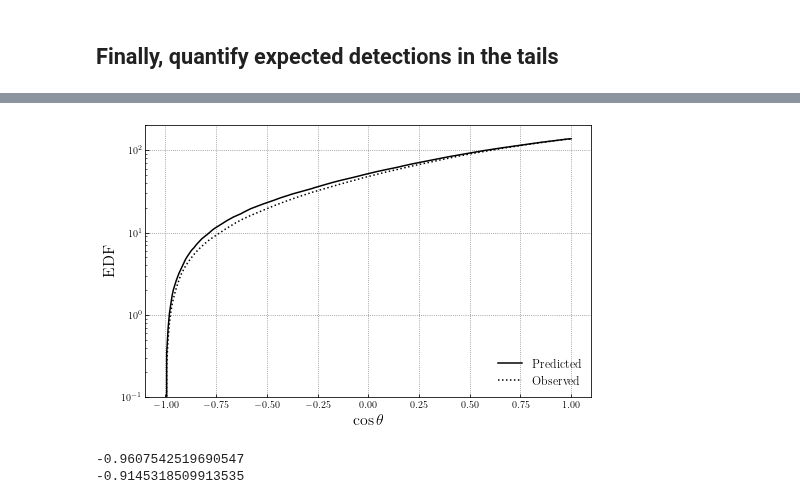
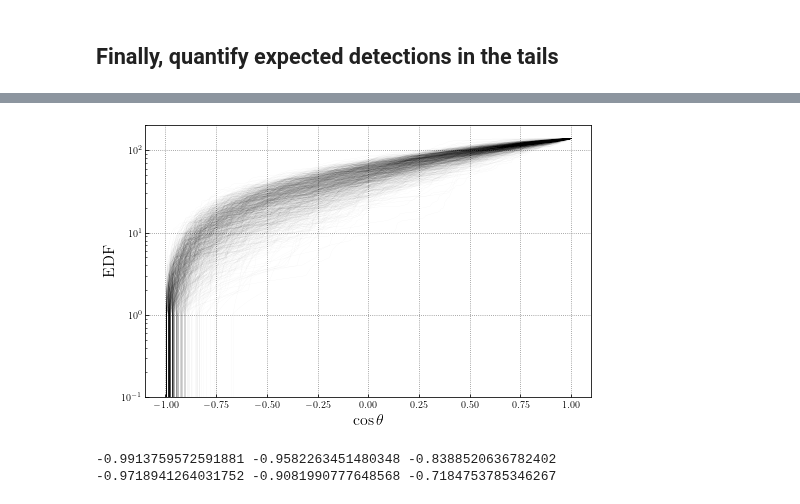
Before and after one commit to tcallister/autoregressive-bbh-inference, a Jupyter notebook: figures/make_figure_22.ipynb, the cells around one changed output, grey strips where cells are left out. Drawn from its saved outputs; the diff is of its cells as text; code cells hidden in the pictures.

```diff
--- a/figures/make_figure_22.ipynb
+++ b/figures/make_figure_22.ipynb
@@ -55,7 +56,7 @@ predicted_cost1s = np.zeros((nPops,len(sampleDict)))
 predicted_cost2s = np.zeros((nPops,len(sampleDict)))
 
 # Loop across desired number of catalogs
-for i in range(nPops):
+for i in tqdm(range(nPops)):
 
     # Extract population hyperparameters
     f_chis = hdata['posterior/f_chis'][:,i]
@@ -355,14 +356,22 @@ plt.show()
 # Plot the EDF of component spin magnitudes, integrating from large to small values
 # Note that this needs to integrate to 138=2*69, since each of our 69 events gives two component spins
 fig,ax = plt.subplots(figsize=(8,5))
-ax.plot(chi_grid,138-np.mean(predicted_chi_cdf,axis=0)*138,color='black',label='Predicted')
-ax.plot(chi_grid,138-np.mean(observed_chi_cdf,axis=0)*138,color='black',ls=':',label='Observed')
+
+# Store spin magnitudes above which each sample predicts two or four detections
+chi_tail_high_two = np.zeros(1000)
+chi_tail_high_four = np.zeros(1000)
+
+for i in range(1000):
+
+    ax.plot(chi_grid,138-predicted_chi_cdf[i,:]*138,color='black',alpha=0.1,lw=0.1)
+    chi_tail_high_two[i] = np.interp(2.,138-predicted_chi_cdf[i,:][::-1]*138,chi_grid[::-1])
+    chi_tail_high_four[i] = np.interp(4.,138-predicted_chi_cdf[i,:][::-1]*138,chi_grid[::-1])
+
+
 ax.set_xlabel('$\chi$',fontsize=16)
 ax.set_ylabel('$138-\mathrm{EDF}$',fontsize=16)
 ax.legend(loc='lower left',frameon=False)
 ax.set_yscale('log')
 ax.set_ylim(1e-1,200)
 plt.show()
-
-print(np.interp(4.,(138-np.mean(predicted_chi_cdf,axis=0)*138)[::-1],chi_grid[::-1]))
 # %% [output]
@@ -371,15 +386,22 @@ print(np.interp(4.,(138-np.mean(predicted_chi_cdf,axis=0)*138)[::-1],chi_grid[::
 # %%
 # Plot the EDF of cosine spin-tilt angles, integrating from small to large
 fig,ax = plt.subplots(figsize=(8,5))
-ax.plot(cost_grid,np.mean(predicted_cost_cdf,axis=0)*138,color='black',label='Predicted')
-ax.plot(cost_grid,np.mean(observed_cost_cdf,axis=0)*138,color='black',ls=':',label='Observed')
+
+# Store spin tilts below which each sample predicts two or four detections
+cost_tail_low_two = np.zeros(1000)
+cost_tail_low_four = np.zeros(1000)
+
+for i in range(1000):
+
+    ax.plot(cost_grid,predicted_cost_cdf[i,:]*138,color='black',alpha=0.1,lw=0.1)
+    cost_tail_low_two[i] = np.interp(2.,predicted_cost_cdf[i,:]*138,cost_grid)
+    cost_tail_low_four[i] = np.interp(4.,predicted_cost_cdf[i,:]*138,cost_grid)
+
+
 ax.set_xlabel('$\cos\\theta$',fontsize=16)
 ax.set_ylabel('EDF',fontsize=16)
 ax.legend(loc='lower right',frameon=False)
 ax.set_yscale('log')
 ax.set_ylim(1e-1,200)
 plt.show()
-
-print(np.interp(2.,np.mean(predicted_cost_cdf,axis=0)*138,cost_grid))
-print(np.interp(4.,np.mean(predicted_cost_cdf,axis=0)*138,cost_grid))
 # %% [output]
@@ -386,6 +409,10 @@ print(np.interp(4.,np.mean(predicted_cost_cdf,axis=0)*138,cost_grid))
-[figure, old version]
+[figure, new version]
--0.9607542519690547
--0.9145318509913535
+# %%
+print(np.quantile(cost_tail_low_two,0.05),np.quantile(cost_tail_low_two,0.5),np.quantile(cost_tail_low_two,0.95))
+print(np.quantile(cost_tail_low_four,0.05),np.quantile(cost_tail_low_four,0.5),np.quantile(cost_tail_low_four,0.95))
+# %% [output]
+-0.9913759572591881 -0.9582263451480348 -0.8388520636782402
+-0.9718941264031752 -0.9081990777648568 -0.7184753785346267
 # %%
 # ...And integrating from right to left
 fig,ax = plt.subplots(figsize=(8,5))
```
Also changed, not shown: parts of 7 cells of this notebook, 4 other files.
